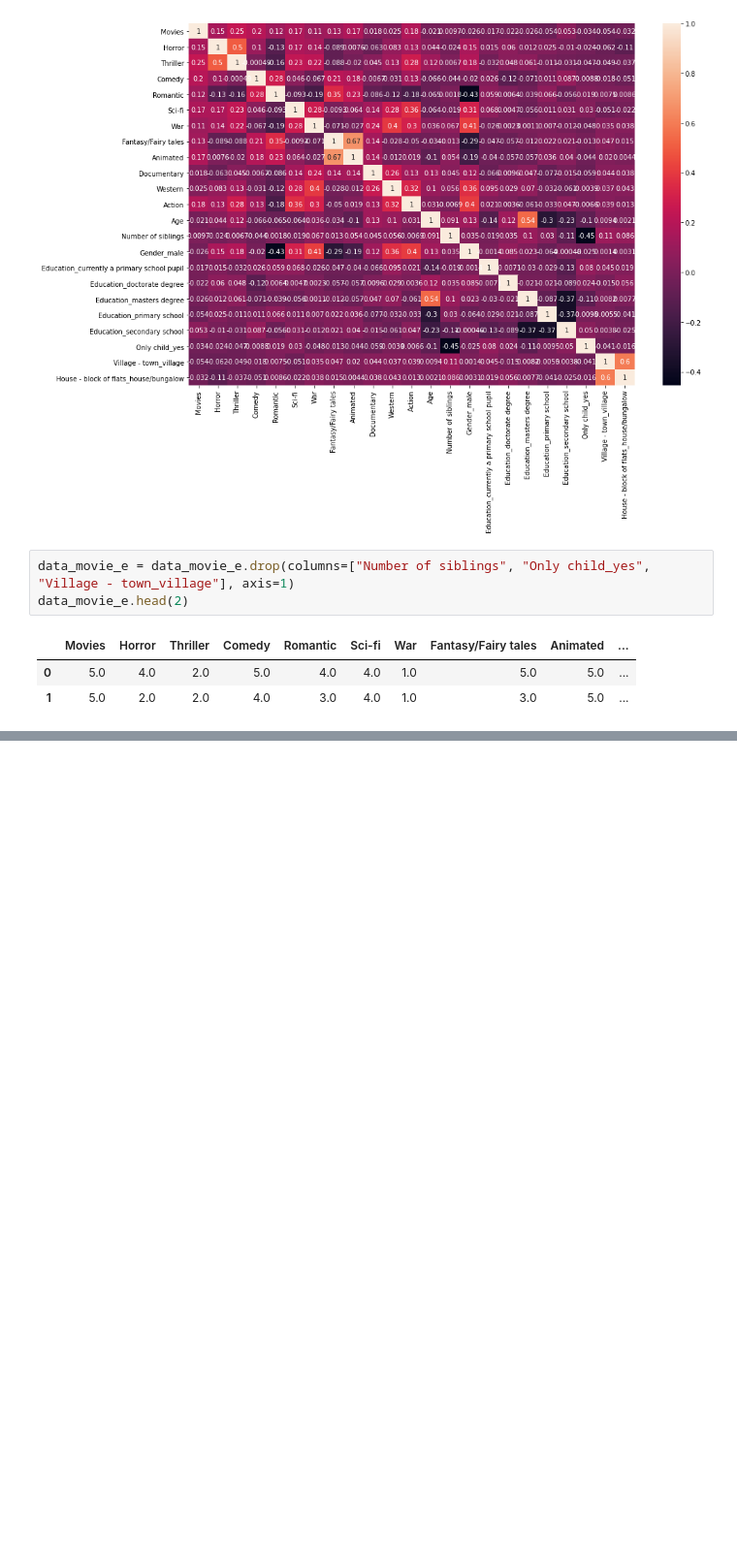
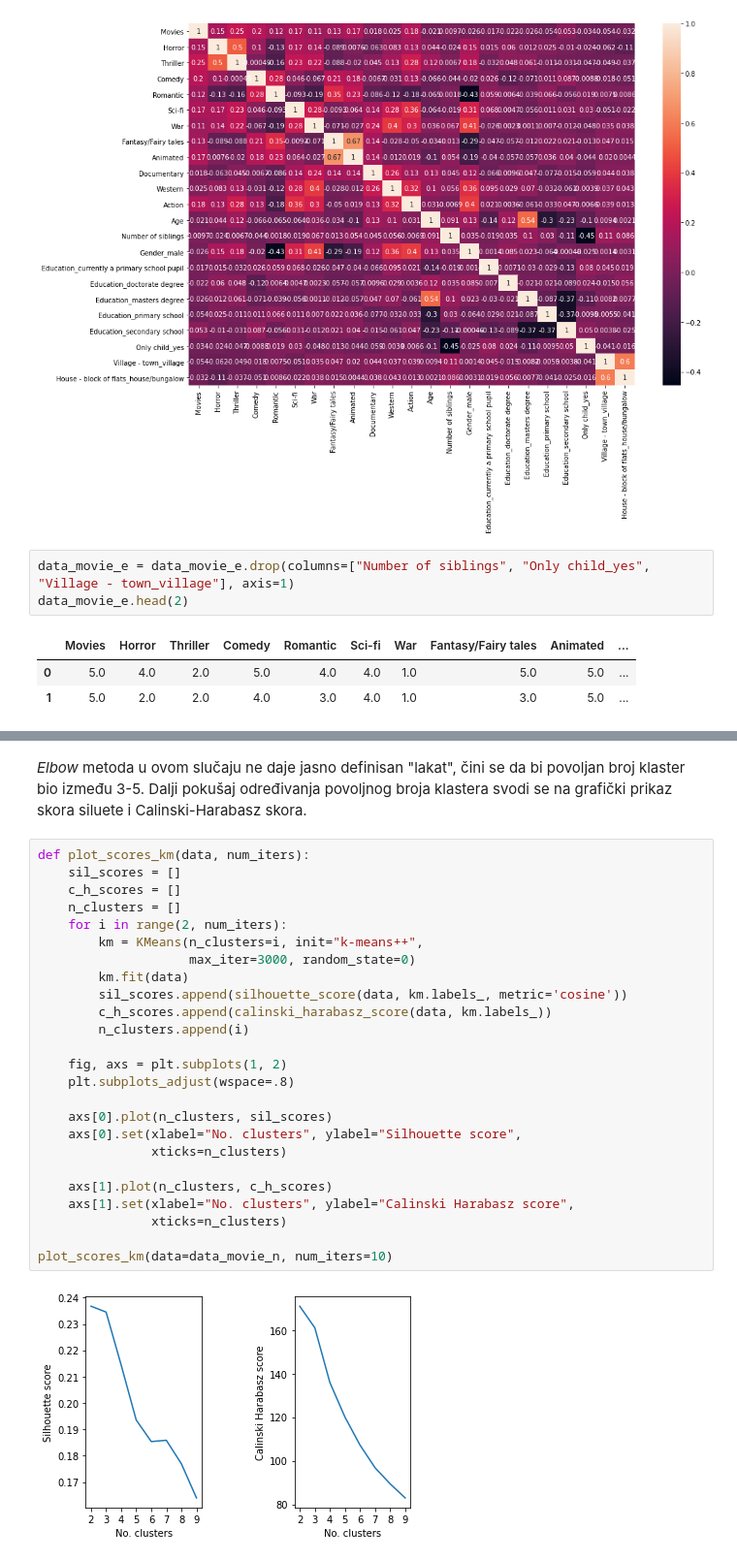
Before and after one commit to LastChanceKatze/ml_young_people_survey, a Jupyter notebook: movie_preferences_clustering.ipynb, the cells around one changed output, grey strips where cells are left out. Shown: that part at 97% size. Saved outputs shown, nothing was run; the diff lists cells and outputs as text; blank space fills up the shorter version.

```diff
--- a/movie_preferences_clustering.ipynb
+++ b/movie_preferences_clustering.ipynb
@@ -225,0 +321,29 @@ data_movie_e.head(2)
+# %% [markdown]
+*Elbow* metoda u ovom slučaju ne daje jasno definisan "lakat", čini se da bi povoljan broj klaster bio između 3-5. Dalji pokušaj određivanja povoljnog broja klastera svodi se na grafički prikaz skora siluete i Calinski-Harabasz skora.
+# %%
+def plot_scores_km(data, num_iters):
+    sil_scores = []
+    c_h_scores = []
+    n_clusters = []
+    for i in range(2, num_iters):
+        km = KMeans(n_clusters=i, init="k-means++",
+                    max_iter=3000, random_state=0)
+        km.fit(data)
+        sil_scores.append(silhouette_score(data, km.labels_, metric='cosine'))
+        c_h_scores.append(calinski_harabasz_score(data, km.labels_))
+        n_clusters.append(i)
+
+    fig, axs = plt.subplots(1, 2)
+    plt.subplots_adjust(wspace=.8)
+
+    axs[0].plot(n_clusters, sil_scores)
+    axs[0].set(xlabel="No. clusters", ylabel="Silhouette score",
+               xticks=n_clusters)
+
+    axs[1].plot(n_clusters, c_h_scores)
+    axs[1].set(xlabel="No. clusters", ylabel="Calinski Harabasz score",
+               xticks=n_clusters)
+
+plot_scores_km(data=data_movie_n, num_iters=10)
+# %% [output]
+[figure, added]
```
Also changed, not shown: parts of 27 cells of this notebook, 2 other files.
